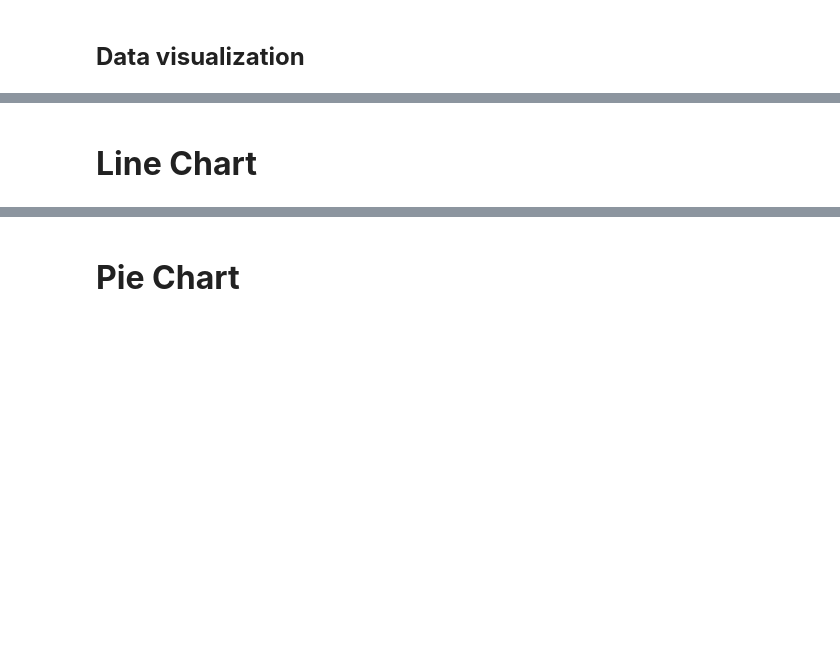
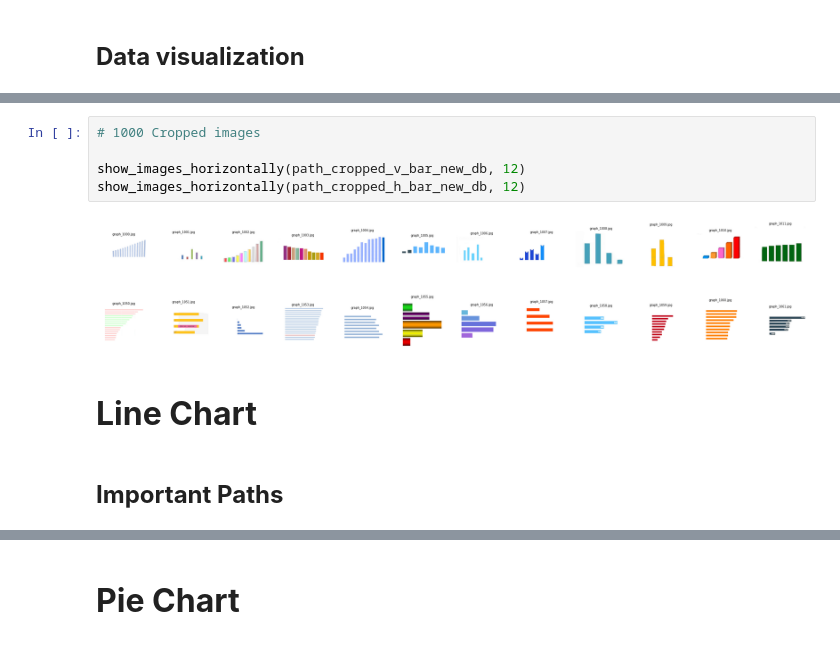
Before and after one commit to nucontreras/artificial-intelligence-scripts, a Jupyter notebook: FSCN/data_analysis.ipynb, the cells around one changed output, grey strips where cells are left out. Saved outputs shown, nothing was run; the diff lists cells and outputs as text; blank space fills up the shorter version.

```diff
--- a/FSCN/data_analysis.ipynb
+++ b/FSCN/data_analysis.ipynb
@@ -354,2 +362,12 @@ show_images_horizontally(path, 12)
+# %%
+# 1000 Cropped images
+
+show_images_horizontally(path_cropped_v_bar_new_db, 12)
+show_images_horizontally(path_cropped_h_bar_new_db, 12)
+# %% [output]
+[figure, added]
+[figure, added]
 # %% [markdown]
 # <b><FONT size="6" color='MidnightBlue '>Line Chart </FONT>
+# %% [markdown]
+### <b><FONT size="5" color='MidnightBlue '>Important Paths </FONT>
```
Also changed, not shown: parts of 17 cells of this notebook.
